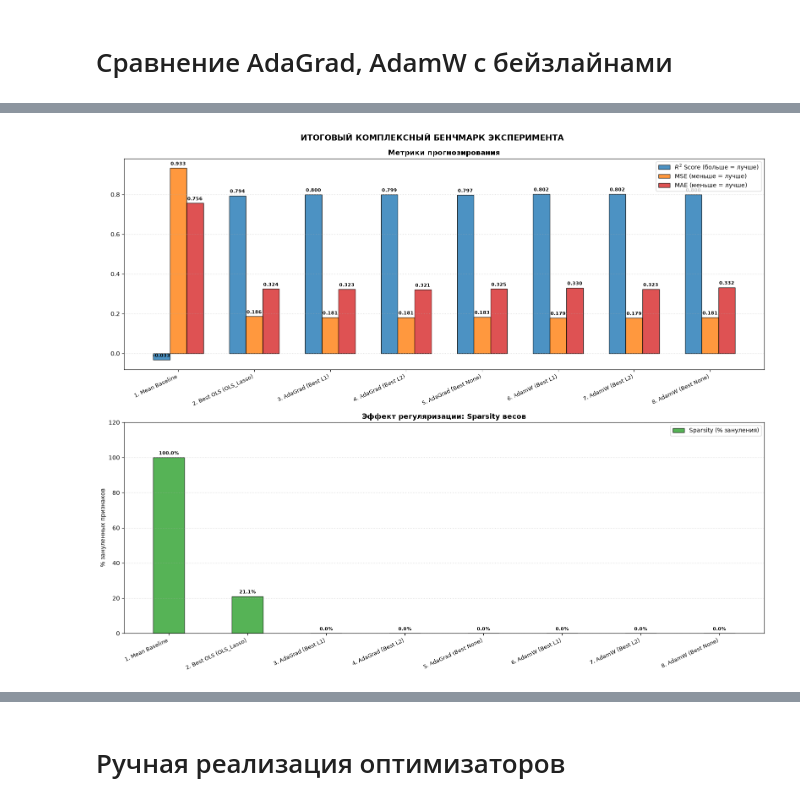
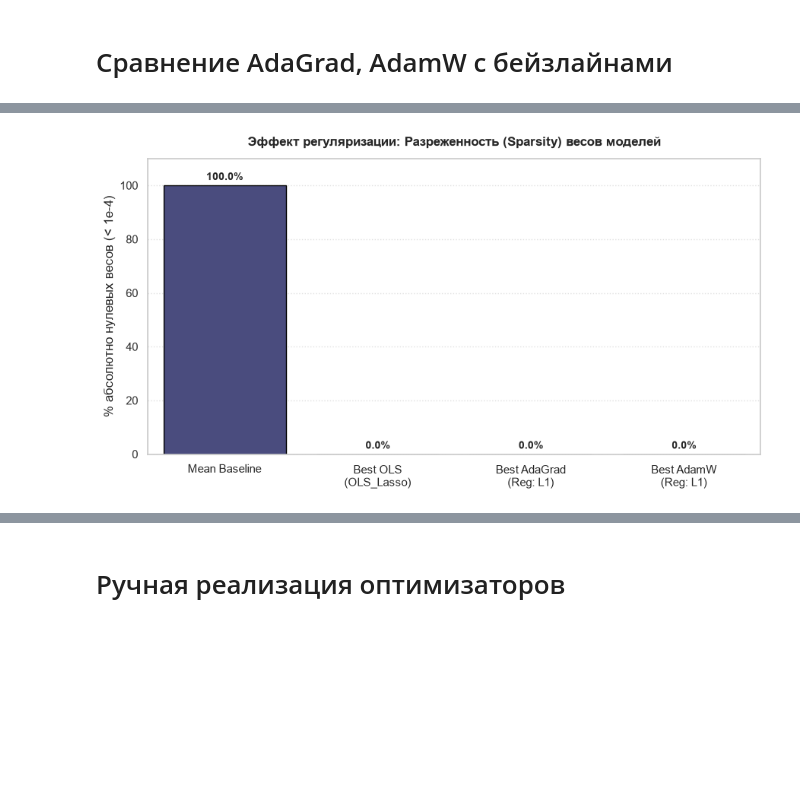
Before and after one commit to Roman1R/Various_Linear_Regression_Factors, a Jupyter notebook: Adagrad_AdamW_Optimizer/ResearchFinal01.ipynb, the cells around one changed output, grey strips where cells are left out. Drawn from its saved outputs; the diff is of its cells as text; code cells hidden in the pictures; blank space fills up the shorter version.

```diff
--- a/Adagrad_AdamW_Optimizer/ResearchFinal01.ipynb
+++ b/Adagrad_AdamW_Optimizer/ResearchFinal01.ipynb
@@ -34,9 +35,9 @@ import matplotlib.pyplot as plt
 # %%
 CONFIG = {
-    "EPOCHS": 200,                         # Количество эпох обучения
-    "BATCH_SIZE": 64,                      # Размер мини-батча
-    "LEARNING_RATES": [0.01, 0.05, 0.1],   # Список темпов обучения (lr)
-    "LAMBDAS": [0.0001, 0.001, 0.01, 0.1], # Падает до 0, если reg == None
+    "EPOCHS": 200,
+    "BATCH_SIZE": 64,
+    "LEARNING_RATES": [0.001, 0.01, 0.05, 0.1],
+    "LAMBDAS": [], # Падает до 0, если reg == None
     "REG_TYPES": ["L1", "L2", "None"],
     "OPTIMIZERS": ["AdaGrad", "AdamW"],
     "SEED": 67,
@@ -563,66 +674,32 @@ for opt in CONFIG["OPTIMIZERS"]:
 # %%
-def autolabel(rects, ax):
-    for rect in rects:
-        height = rect.get_height()
-        if abs(height) > 1e-4:
-            ax.annotate(f'{height:.3f}',
-                        xy=(rect.get_x() + rect.get_width() / 2, height),
-                        xytext=(0, 3),  # Смещение на 3 пункта по вертикали вверх
-                        textcoords="offset points",
-                        ha='center', va='bottom', fontsize=8, fontweight='bold')
+plt.figure(figsize=(9, 5))
+df_sparsity = df_metrics[df_metrics["Sparsity"].notna()]
 
+ax = sns.barplot(
+    data=df_sparsity,
+    x="Model",
+    y="Sparsity",
+    hue="Model",
+    palette="viridis",
+    edgecolor="black",
+    legend=False
+)
 
-labels = list(final_comparison.keys())
-r2_scores = [final_comparison[k]["R2"] for k in labels]
-mse_scores = [final_comparison[k]["MSE"] for k in labels]
-mae_scores = [final_comparison[k]["MAE"] for k in labels]
-sparsity_scores = [final_comparison[k]["Sparsity"] for k in labels]
+plt.title("Эффект регуляризации: Разреженность (Sparsity) весов моделей", fontweight='bold', fontsize=12, pad=12)
+plt.ylabel("% абсолютно нулевых весов (< 1e-4)")
+plt.xlabel("")
+plt.ylim(0, 110)
+plt.grid(axis='y', linestyle=':', alpha=0.6)
 
-x = np.arange(len(labels))
-width = 0.22
-
-fig, (ax1, ax2) = plt.subplots(2, 1, figsize=(16, 13))
-# ~~~~~~~~~~~~~~ ВЕРХНИЙ ГРАФИК: МЕТРИКИ КАЧЕСТВА ~~~~~~~~~~~~~~
-rects1 = ax1.bar(x - width, r2_scores, width, label='$R^2$ Score (больше = лучше)', color='#1f77b4', alpha=0.8, edgecolor='black')
-rects2 = ax1.bar(x, mse_scores, width, label='MSE (меньше = лучше)', color='#ff7f0e', alpha=0.8, edgecolor='black')
-rects3 = ax1.bar(x + width, mae_scores, width, label='MAE (меньше = лучше)', color='#d62728', alpha=0.8, edgecolor='black')
-
-ax1.set_title("Метрики прогнозирования", fontsize=12, fontweight='bold')
-ax1.set_xticks(x)
-ax1.set_xticklabels(labels, rotation=25, ha="right", fontsize=9)
-ax1.grid(axis='y', linestyle=':', alpha=0.6)
-ax1.legend(loc='upper right')
-
-autolabel(rects1, ax1)
-autolabel(rects2, ax1)
-autolabel(rects3, ax1)
-
-# ~~~~~~~~~~~~~~ НИЖНИЙ ГРАФИК: РАЗРЕЖЕННОСТЬ (SPARSITY) ~~~~~~~~~~~~~~
-rects4 = ax2.bar(x, sparsity_scores, width=0.4, label='Sparsity (% зануления)', color='#2ca02c', alpha=0.8, edgecolor='black')
-
-ax2.set_title("Эффект регуляризации: Sparsity весов", fontsize=12, fontweight='bold')
-ax2.set_xticks(x)
-ax2.set_xticklabels(labels, rotation=25, ha="right", fontsize=9)
-ax2.set_ylabel("% зануленных признаков")
-ax2.set_ylim(0, 120)
-ax2.grid(axis='y', linestyle=':', alpha=0.6)
-ax2.legend(loc='upper right')
-
-for rect in rects4:
-    height = rect.get_height()
-    ax2.annotate(f'{height:.1f}%',
-                xy=(rect.get_x() + rect.get_width() / 2, height),
-                xytext=(0, 3),
-                textcoords="offset points",
-                ha='center', va='bottom', fontsize=8, fontweight='bold')
-
-plt.suptitle("ИТОГОВЫЙ КОМПЛЕКСНЫЙ БЕНЧМАРК ЭКСПЕРИМЕНТА", fontsize=14, fontweight='bold', y=0.99)
+for container in ax.containers:
+    ax.bar_label(container, fmt='%.1f%%', padding=3, fontweight='bold', fontsize=10)
 plt.tight_layout()
 plt.show()
 
-print("\n" + "~"*25 + " АНАЛИЗ ЭФФЕКТИВНОСТИ МЕТОДОВ БОРЬБЫ С ПЕРЕОБУЧЕНИЕМ " + "~"*25)
-for model_name, metrics in final_comparison.items():
-    print(f"{model_name:<32} | R2: {metrics['R2']:.4f} | MSE: {metrics['MSE']:.4f} | MAE: {metrics['MAE']:.4f} | Спарсити весов: {metrics['Sparsity']:.1f}%")
-print("~"*105)
+print("\n" + "~"*30 + " СТАТИСТИЧЕСКИЙ ОТЧЕТ " + "~"*30)
+for _, row in df_metrics.iterrows():
+    sparsity_str = f"{row['Sparsity']:.1f}%" if pd.notna(row['Sparsity']) else "Н/Д"
+    print(f"{row['Model'].replace('\n', ' '):<35} | R2: {row['R2']:.4f} | MSE: {row['MSE']:.4f} | MAE: {row['MAE']:.4f} | Sparsity: {sparsity_str}")
+print("~"*92)
 # %% [output]
-[figure, old version]
+[figure, new version]
```
Also changed, not shown: parts of 20 cells of this notebook.
